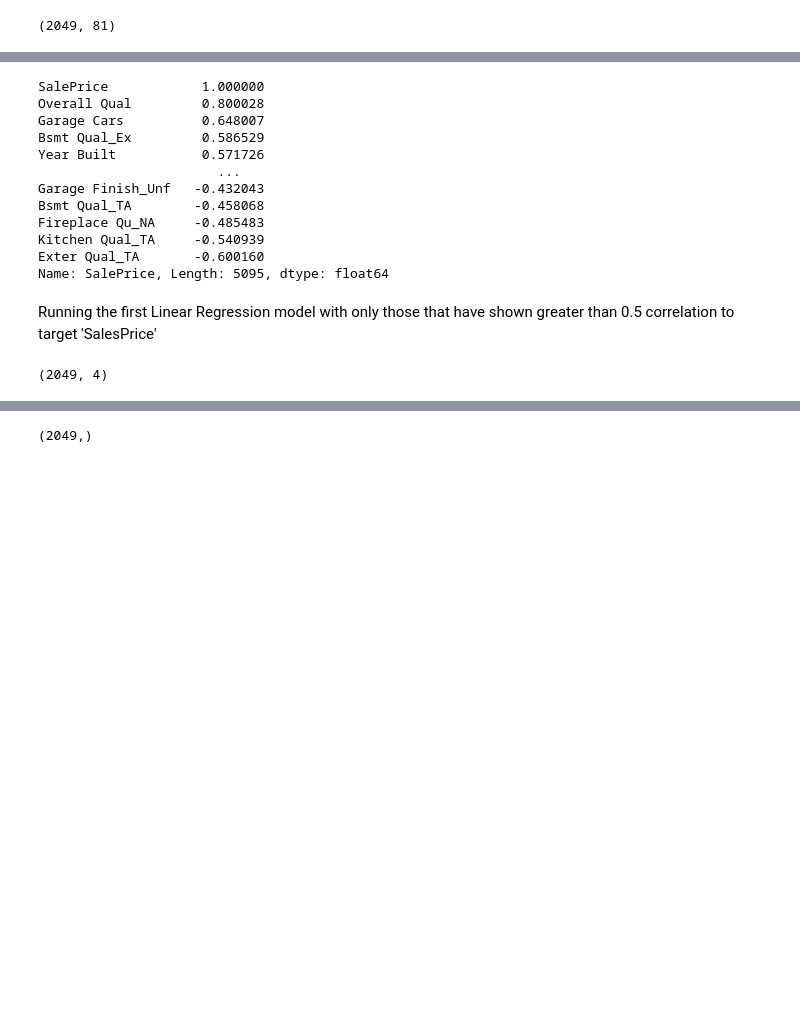
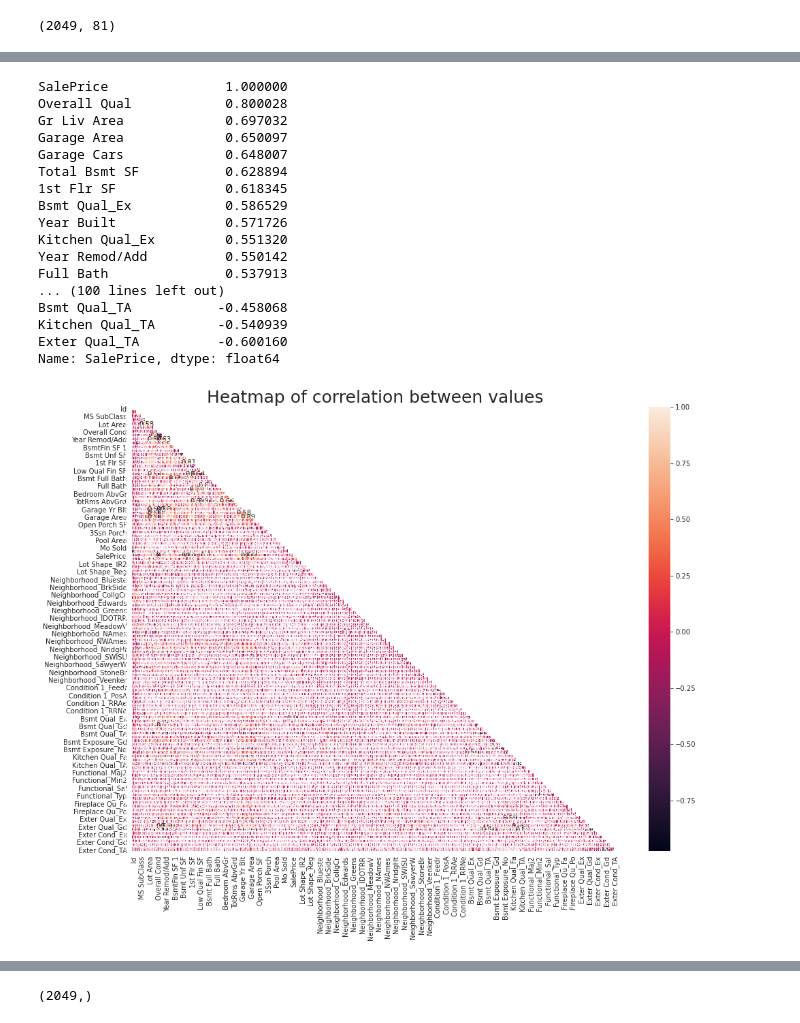
Before and after one commit to kjtorres86/dsi_projects, a Jupyter notebook: project_2/code/Preprocessing and Feature Engineering.ipynb, the cells around one changed output, grey strips where cells are left out. Cells and saved outputs as stored; diff of their text form; code cells hidden in the pictures; blank space fills up the shorter version.

```diff
--- a/project_2/code/Preprocessing and Feature Engineering.ipynb
+++ b/project_2/code/Preprocessing and Feature Engineering.ipynb
@@ -132,0 +186,10 @@ categorical.head()
+# %%
+#dropping ordinal columns that already exists in train dataset
+cat_features_encoded.drop(['Overall Qual',
+                           'Garage Cars',
+                           'Full Bath',
+                          'TotRms AbvGrd',
+                          'Bsmt Full Bath'], axis=1, inplace=True)
+# %%
+#joining the dummies with training dataset for analysis. should end up with 145 columns
+train_df = pd.concat([train_df, cat_features_encoded], axis=1)
@@ -132,0 +220,11 @@ categorical.head()
+# %%
+train_df.drop(['Lot Shape',
+               'Neighborhood',
+               'Condition 1',
+               'Bsmt Qual',
+               'Bsmt Exposure',
+               'Kitchen Qual',
+               'Functional',
+               'Fireplace Qu',
+               'Exter Qual',
+               'Exter Cond'], axis=1, inplace=True)
@@ -133,18 +251,21 @@ categorical.head()
 # %%
-corr = categorical.corr()
-print(corr['SalePrice'].sort_values(ascending=False))
+corr = train_df.corr()
+corr['SalePrice'].sort_values(ascending=False)
 # %% [output]
-SalePrice            1.000000
-Overall Qual         0.800028
-Garage Cars          0.648007
-Bsmt Qual_Ex         0.586529
-Year Built           0.571726
-                       ...
-Garage Finish_Unf   -0.432043
-Bsmt Qual_TA        -0.458068
-Fireplace Qu_NA     -0.485483
-Kitchen Qual_TA     -0.540939
-Exter Qual_TA       -0.600160
-Name: SalePrice, Length: 5095, dtype: float64
+SalePrice               1.000000
+Overall Qual            0.800028
+Gr Liv Area             0.697032
+Garage Area             0.650097
+Garage Cars             0.648007
+Total Bsmt SF           0.628894
+1st Flr SF              0.618345
+Bsmt Qual_Ex            0.586529
+Year Built              0.571726
+Kitchen Qual_Ex         0.551320
+Year Remod/Add          0.550142
+Full Bath               0.537913
+... (100 lines left out)
+Bsmt Qual_TA           -0.458068
+Kitchen Qual_TA        -0.540939
+Exter Qual_TA          -0.600160
+Name: SalePrice, dtype: float64
-# %% [markdown]
-Running the first Linear Regression model with only those that have shown greater than 0.5 correlation to target 'SalesPrice'
@@ -154,4 +272,12 @@ y = train_df['SalePrice']
-# %%
-X.shape
-# %% [output]
-(2049, 4)
+# %%
+plt.figure(figsize=(16,12))
+
+mask = np.zeros_like(train_df.corr())
+#mask
+mask[np.triu_indices_from(mask)] = True
+
+with sns.axes_style("white"):
+    ax = sns.heatmap(train_df.corr(),mask=mask, annot=True)
+    ax.set_title("Heatmap of correlation between values", fontsize=25);
+# %% [output]
+[figure, added]
```
Also changed, not shown: parts of 84 cells of this notebook, 4 other files.
